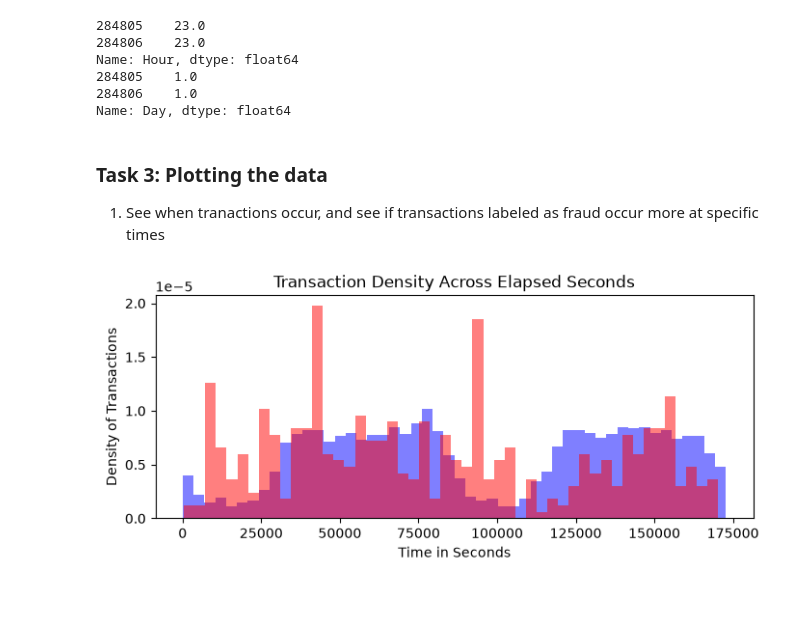
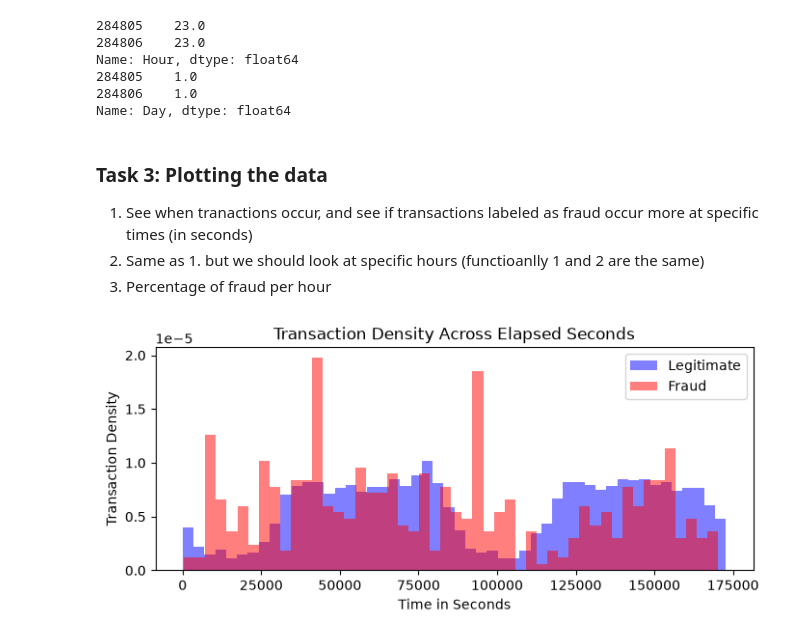
Before and after one commit to Frank-J1/credit_card_fraud, a Jupyter notebook: 01_eda.ipynb, the cells around one changed output. Cells and saved outputs as stored; diff of their text form; code cells hidden in the pictures; blank space fills up the shorter version.

Commit message:
finished analyzing fraud per unit of time (secs and hours)

```diff
--- a/01_eda.ipynb
+++ b/01_eda.ipynb
@@ -115,32 +115,35 @@ Name: Hour, dtype: float64
 Name: Day, dtype: float64
 # %% [markdown]
 ### Task 3: Plotting the data
-1. See when tranactions occur, and see if transactions labeled as fraud occur more at specific times
+1. See when tranactions occur, and see if transactions labeled as fraud occur more at specific times (in seconds)
+2. Same as 1. but we should look at specific hours (functioanlly 1 and 2 are the same)
+3. Percentage of fraud per hour
 # %%
 legit = df[df['Class'] == 0]
 fraud = df[df['Class'] == 1]
 
 #Histogram for the percent of transactions at a given moment in seconds
 plt.figure(figsize=(8,3))
 plt.hist(
     legit['Time'],
     bins=50,
     alpha=0.5,
     label='Legitimate',
     density=True,
     color='blue')
 
 #overlay the fraud class over the same histogram
 plt.hist(
     fraud['Time'],
     bins=50,
     alpha=0.5,
-    label='Legitimate',
+    label='Fraud',
     density=True,
     color='red')
 plt.title('Transaction Density Across Elapsed Seconds')
 plt.xlabel('Time in Seconds')
-plt.ylabel('Density of Transactions')
+plt.ylabel('Transaction Density')
+plt.legend()
 plt.show()
 # %% [output]
-[figure, old version]
+[figure, new version]
```
Also changed, not shown: parts of 2 cells of this notebook.
